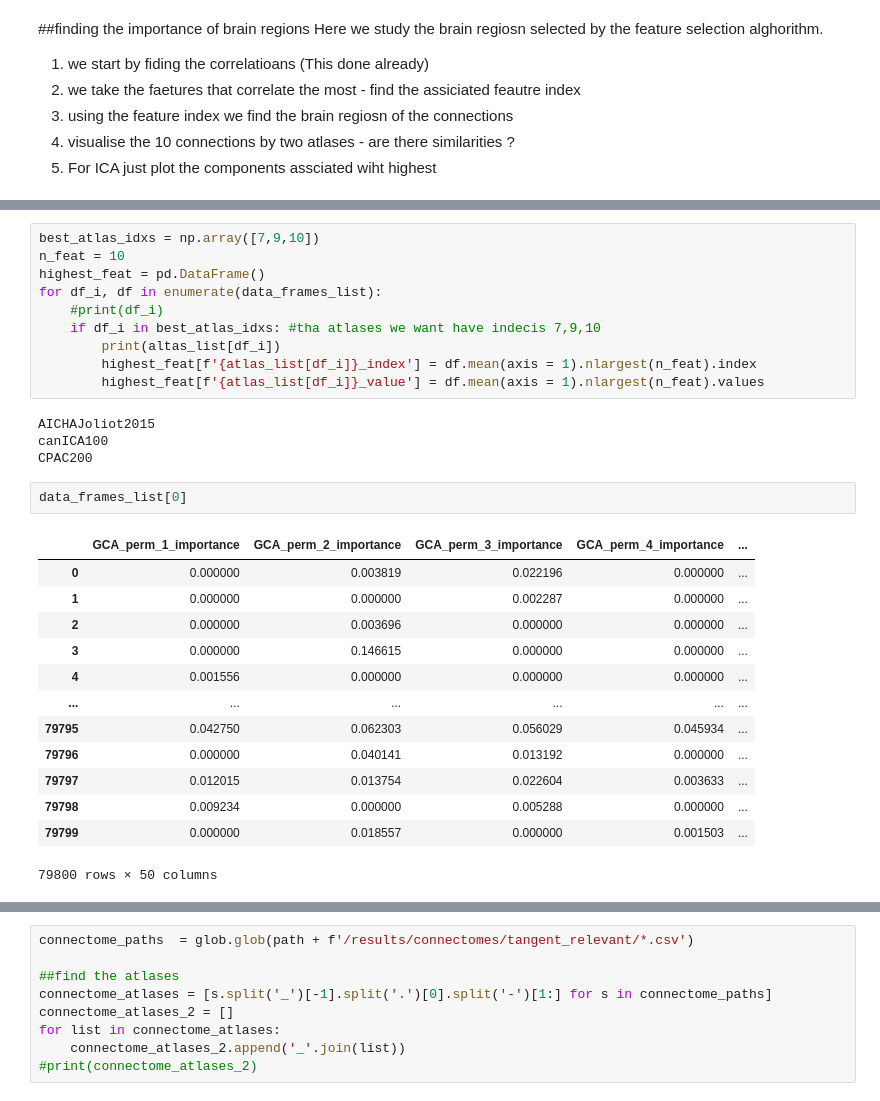
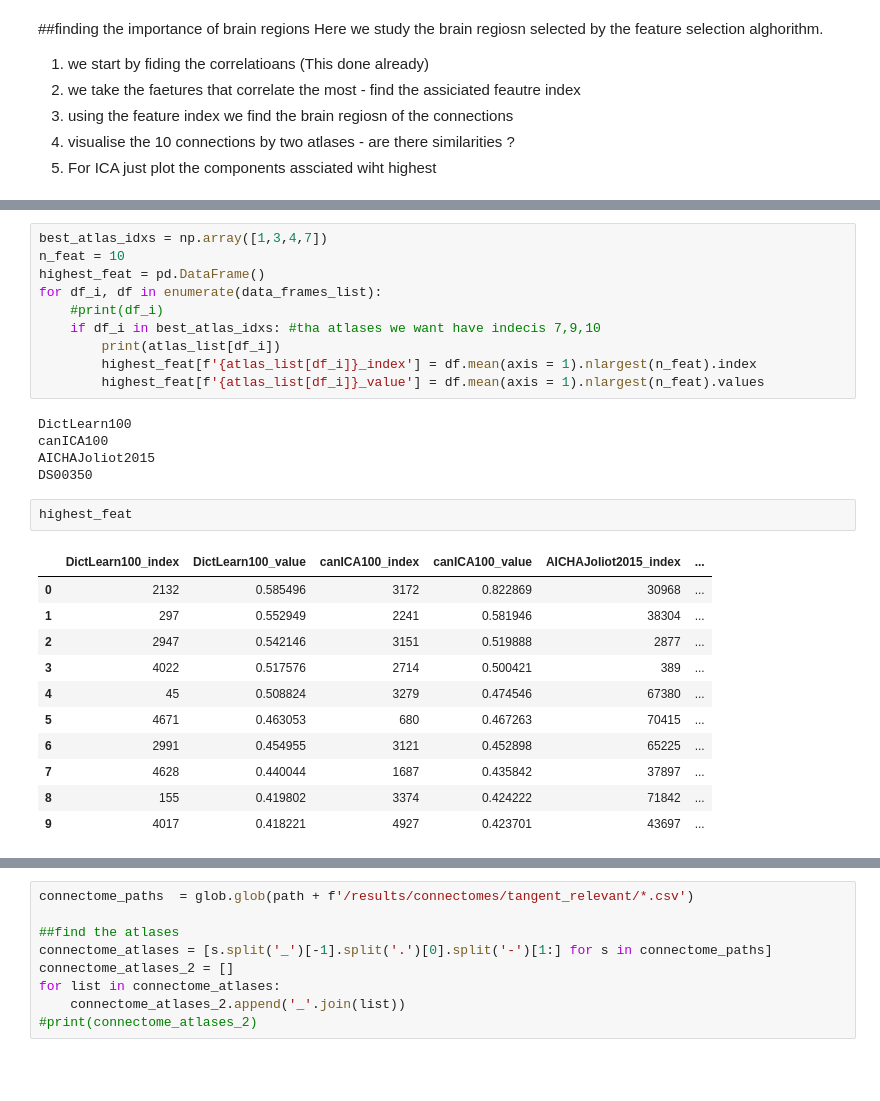
Before and after one commit to samuelheczko/Ridge-Regression-Predictions, a Jupyter notebook: analysis_notebook.ipynb, the cells around one changed output, grey strips where cells are left out. Drawn from its saved outputs; the diff is of its cells as text; blank space fills up the shorter version.

```diff
--- a/analysis_notebook.ipynb
+++ b/analysis_notebook.ipynb
@@ -599,30 +663,29 @@ atlas_list = feature_imp_atlases_2
 # %%
-best_atlas_idxs = np.array([7,9,10])
+best_atlas_idxs = np.array([1,3,4,7])
 n_feat = 10
 highest_feat = pd.DataFrame()
 for df_i, df in enumerate(data_frames_list):
     #print(df_i)
     if df_i in best_atlas_idxs: #tha atlases we want have indecis 7,9,10
-        print(altas_list[df_i])
+        print(atlas_list[df_i])
         highest_feat[f'{atlas_list[df_i]}_index'] = df.mean(axis = 1).nlargest(n_feat).index
         highest_feat[f'{atlas_list[df_i]}_value'] = df.mean(axis = 1).nlargest(n_feat).values
 # %% [output]
+DictLearn100
+canICA100
 AICHAJoliot2015
-canICA100
-CPAC200
+DS00350
-# %%
-data_frames_list[0]
-# %% [output]
-|  | GCA_perm_1_importance | GCA_perm_2_importance | GCA_perm_3_importance | GCA_perm_4_importance | ... |
-| 0 | 0.000000 | 0.003819 | 0.022196 | 0.000000 | ... |
-| 1 | 0.000000 | 0.000000 | 0.002287 | 0.000000 | ... |
-| 2 | 0.000000 | 0.003696 | 0.000000 | 0.000000 | ... |
-| 3 | 0.000000 | 0.146615 | 0.000000 | 0.000000 | ... |
-| 4 | 0.001556 | 0.000000 | 0.000000 | 0.000000 | ... |
-| ... | ... | ... | ... | ... | ... |
-| 79795 | 0.042750 | 0.062303 | 0.056029 | 0.045934 | ... |
-| 79796 | 0.000000 | 0.040141 | 0.013192 | 0.000000 | ... |
-| 79797 | 0.012015 | 0.013754 | 0.022604 | 0.003633 | ... |
-| 79798 | 0.009234 | 0.000000 | 0.005288 | 0.000000 | ... |
-| 79799 | 0.000000 | 0.018557 | 0.000000 | 0.001503 | ... |
-79800 rows × 50 columns
+# %%
+highest_feat
+# %% [output]
+|  | DictLearn100_index | DictLearn100_value | canICA100_index | canICA100_value | AICHAJoliot2015_index | ... |
+| 0 | 2132 | 0.585496 | 3172 | 0.822869 | 30968 | ... |
+| 1 | 297 | 0.552949 | 2241 | 0.581946 | 38304 | ... |
+| 2 | 2947 | 0.542146 | 3151 | 0.519888 | 2877 | ... |
+| 3 | 4022 | 0.517576 | 2714 | 0.500421 | 389 | ... |
+| 4 | 45 | 0.508824 | 3279 | 0.474546 | 67380 | ... |
+| 5 | 4671 | 0.463053 | 680 | 0.467263 | 70415 | ... |
+| 6 | 2991 | 0.454955 | 3121 | 0.452898 | 65225 | ... |
+| 7 | 4628 | 0.440044 | 1687 | 0.435842 | 37897 | ... |
+| 8 | 155 | 0.419802 | 3374 | 0.424222 | 71842 | ... |
+| 9 | 4017 | 0.418221 | 4927 | 0.423701 | 43697 | ... |
```
Also changed, not shown: parts of 20 cells of this notebook, 1 other file.
